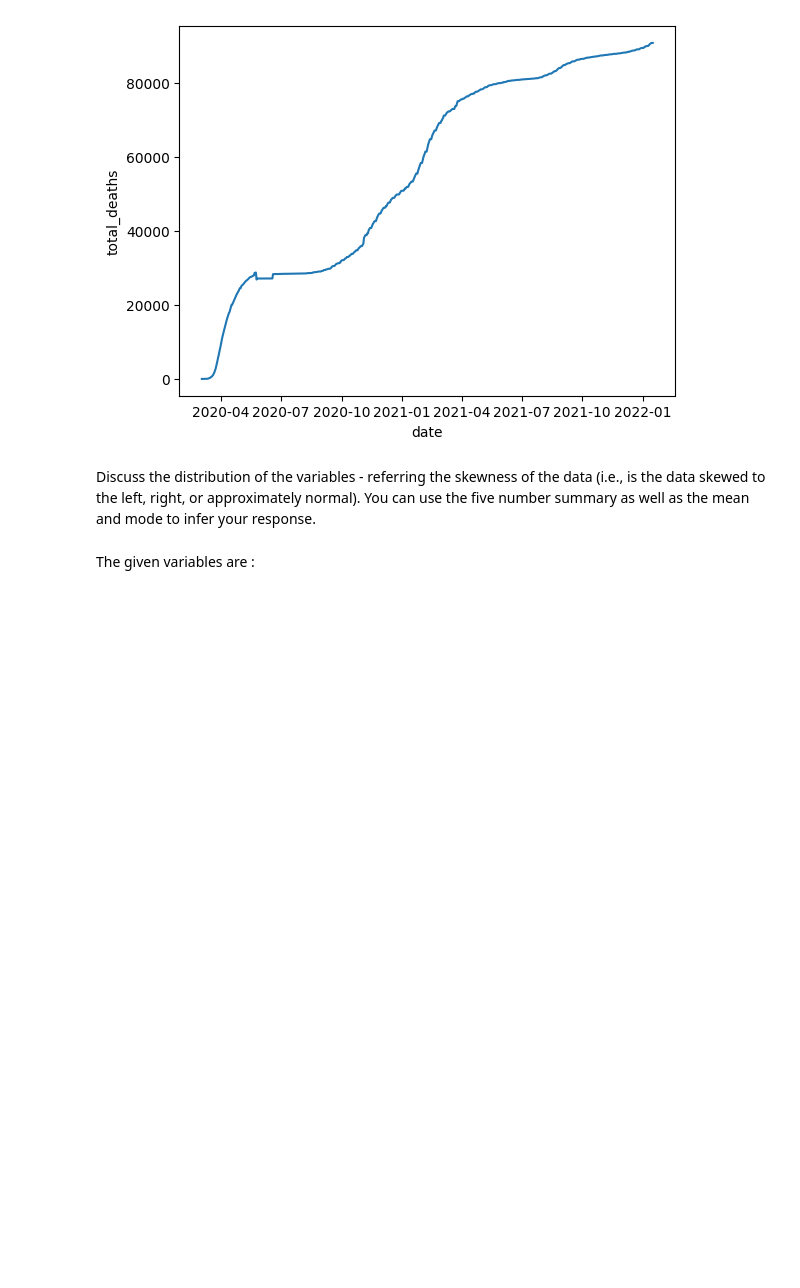
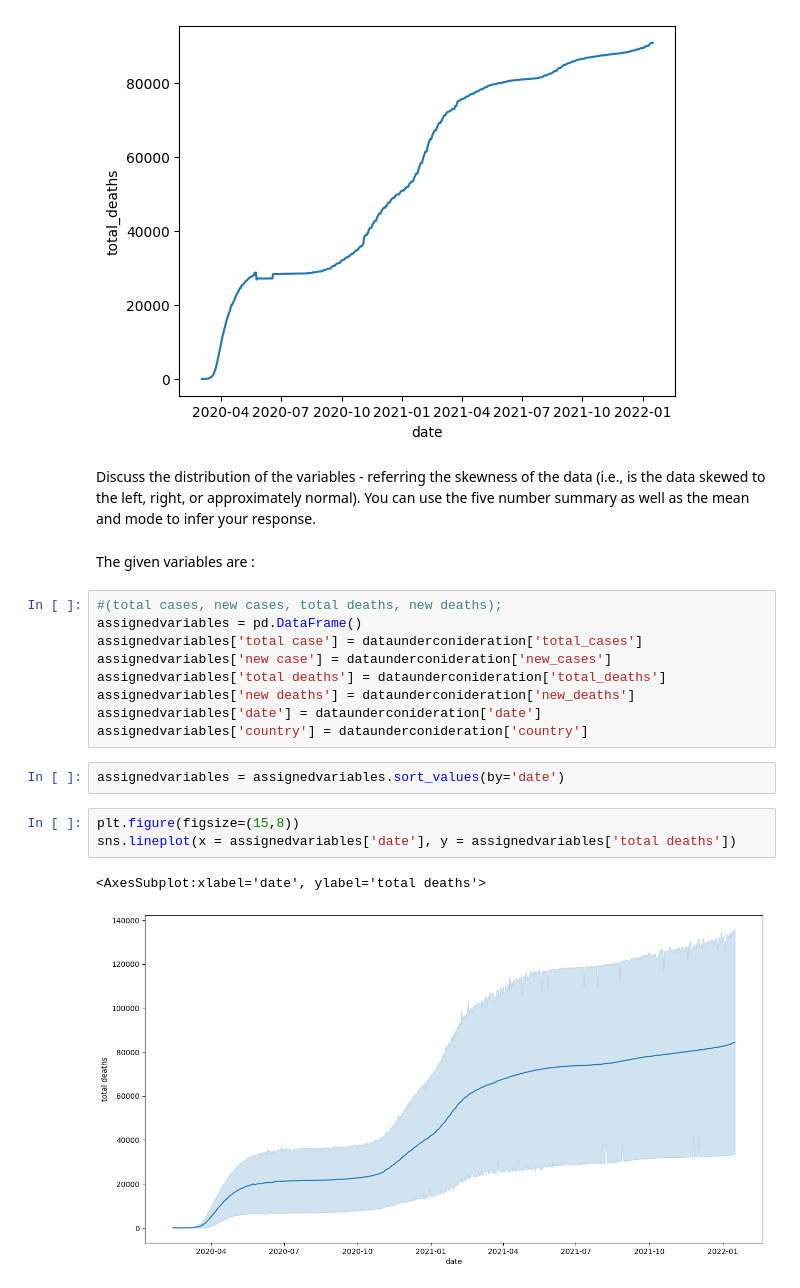
Before and after one commit to kaiwalyaharkare/STAT1000, a Jupyter notebook: exploratordata.ipynb, the cells around one changed output. Saved outputs shown, nothing was run; the diff lists cells and outputs as text; blank space fills up the shorter version.

```diff
--- a/exploratordata.ipynb
+++ b/exploratordata.ipynb
@@ -115,3 +115,20 @@ skewed to the left, right, or approximately normal). You can use the five number
 as the mean and mode to infer your response.
 # %% [markdown]
 The given variables are :
+# %%
+#(total cases, new cases, total deaths, new deaths);
+assignedvariables = pd.DataFrame()
+assignedvariables['total case'] = dataunderconideration['total_cases']
+assignedvariables['new case'] = dataunderconideration['new_cases']
+assignedvariables['total deaths'] = dataunderconideration['total_deaths']
+assignedvariables['new deaths'] = dataunderconideration['new_deaths']
+assignedvariables['date'] = dataunderconideration['date']
+assignedvariables['country'] = dataunderconideration['country']
+# %%
+assignedvariables = assignedvariables.sort_values(by='date')
+# %%
+plt.figure(figsize=(15,8))
+sns.lineplot(x = assignedvariables['date'], y = assignedvariables['total deaths'])
+# %% [output]
+<AxesSubplot:xlabel='date', ylabel='total deaths'>
+[figure, added]
```
Also changed, not shown: parts of 26 cells of this notebook.
